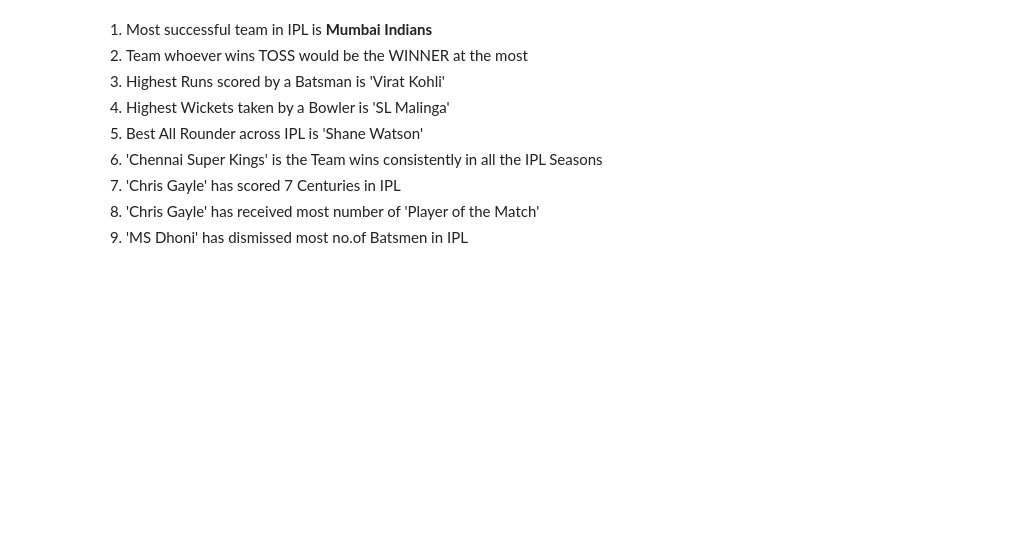
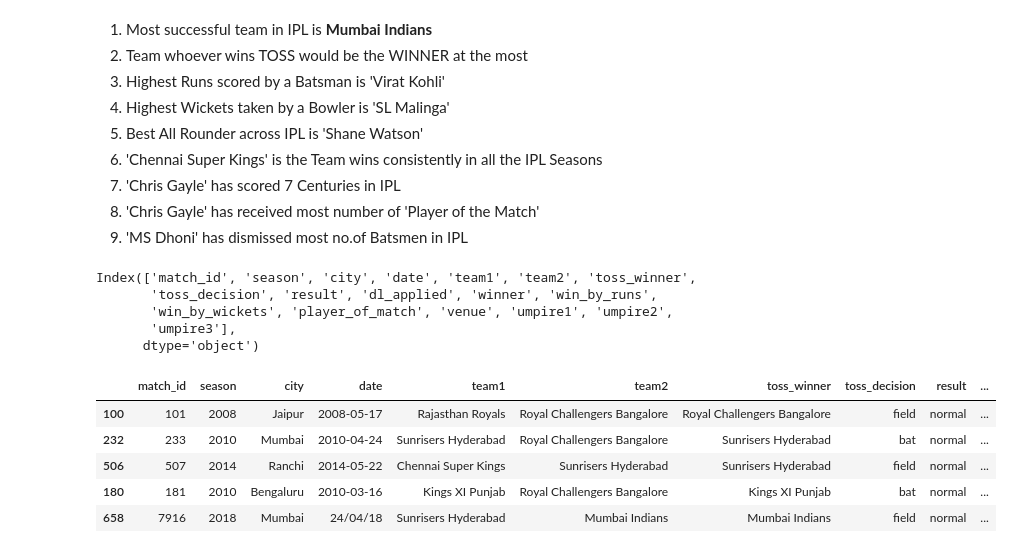
Before and after one commit to ksranjith786/python, a Jupyter notebook: insaid/Project/IPL/IPLCricInfo.ipynb, the cells around one changed output. Cells and saved outputs as stored; diff of their text form; code cells hidden in the pictures; blank space fills up the shorter version.

```diff
--- a/insaid/Project/IPL/IPLCricInfo.ipynb
+++ b/insaid/Project/IPL/IPLCricInfo.ipynb
@@ -1756,3 +1784,21 @@ KeyError: "None of [Index([12, 1, 'V Kohli', 0], dtype='object')] are in the [in
 7. 'Chris Gayle' has scored 7 Centuries in IPL
 8. 'Chris Gayle' has received most number of 'Player of the Match'
 9. 'MS Dhoni' has dismissed most no.of Batsmen in IPL
+# %%
+matches.columns
+# %% [output]
+Index(['match_id', 'season', 'city', 'date', 'team1', 'team2', 'toss_winner',
+       'toss_decision', 'result', 'dl_applied', 'winner', 'win_by_runs',
+       'win_by_wickets', 'player_of_match', 'venue', 'umpire1', 'umpire2',
+       'umpire3'],
+      dtype='object')
+# %%
+df = matches.sample(10)
+df.iloc[:5]
+# %% [output]
+|  | match_id | season | city | date | team1 | team2 | toss_winner | toss_decision | result | ... |
+| 100 | 101 | 2008 | Jaipur | 2008-05-17 | Rajasthan Royals | Royal Challengers Bangalore | Royal Challengers Bangalore | field | normal | ... |
+| 232 | 233 | 2010 | Mumbai | 2010-04-24 | Sunrisers Hyderabad | Royal Challengers Bangalore | Sunrisers Hyderabad | bat | normal | ... |
+| 506 | 507 | 2014 | Ranchi | 2014-05-22 | Chennai Super Kings | Sunrisers Hyderabad | Sunrisers Hyderabad | field | normal | ... |
+| 180 | 181 | 2010 | Bengaluru | 2010-03-16 | Kings XI Punjab | Royal Challengers Bangalore | Kings XI Punjab | bat | normal | ... |
+| 658 | 7916 | 2018 | Mumbai | 24/04/18 | Sunrisers Hyderabad | Mumbai Indians | Mumbai Indians | field | normal | ... |
```
Also changed, not shown: parts of 4 cells of this notebook.
